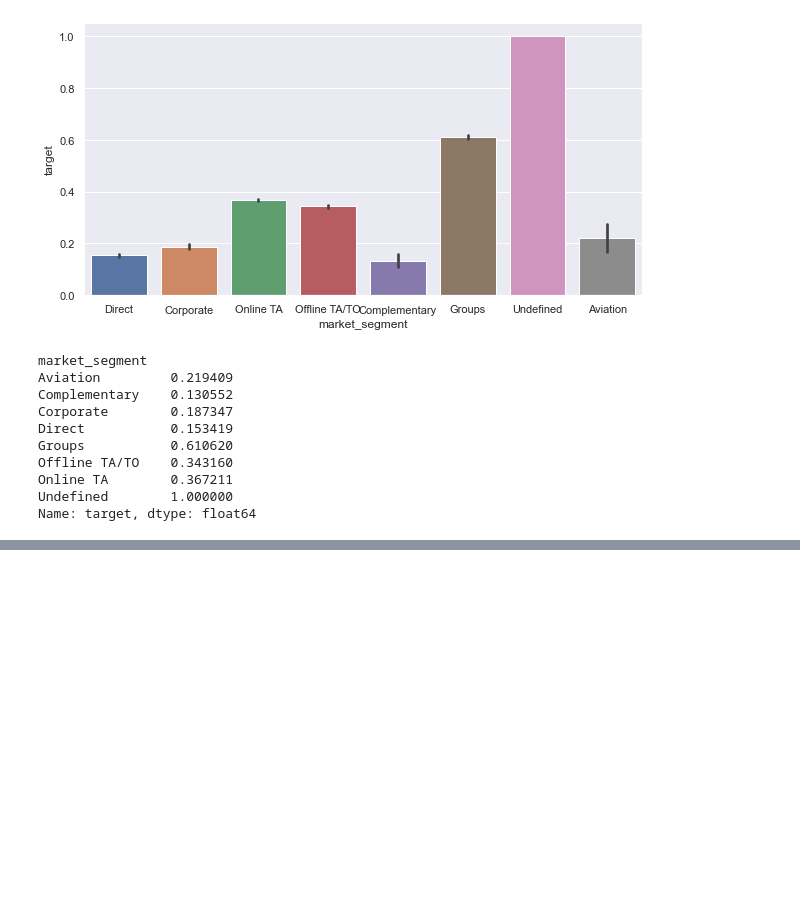
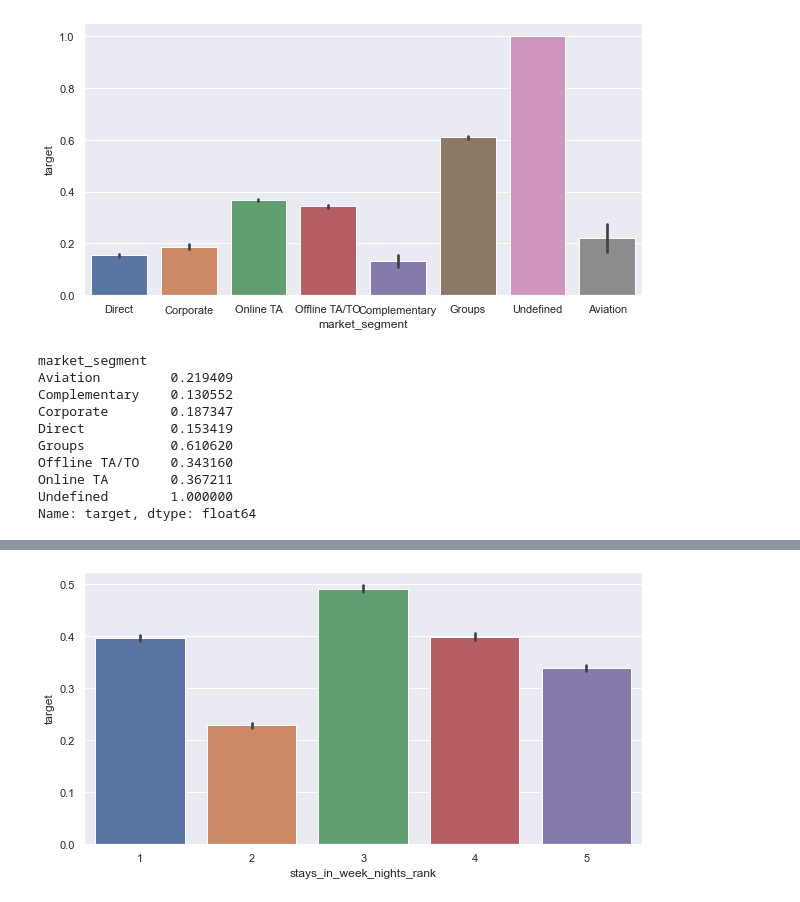
Before and after one commit to Antarlin921/ProjectHotel_Demand_Prediction, a Jupyter notebook: Hotel_Demand_Prediction .ipynb, the cells around one changed output, grey strips where cells are left out. Cells and saved outputs as stored; diff of their text form; code cells hidden in the pictures; blank space fills up the shorter version.

```diff
--- a/Hotel_Demand_Prediction .ipynb
+++ b/Hotel_Demand_Prediction .ipynb
@@ -355,0 +448,7 @@ Name: target, dtype: float64
+# %%
+df['stays_in_week_nights_rank']=pd.qcut(df['stays_in_week_nights'].rank(method='first').values,5,duplicates='drop').codes+1
+#df.groupby('age_rank')['age'].max()
+from numpy import mean
+a=sns.barplot(x="stays_in_week_nights_rank",y="target",data=df,estimator=mean)
+# %% [output]
+[figure, added]
```
Also changed, not shown: parts of 76 cells of this notebook, 1 other file.
